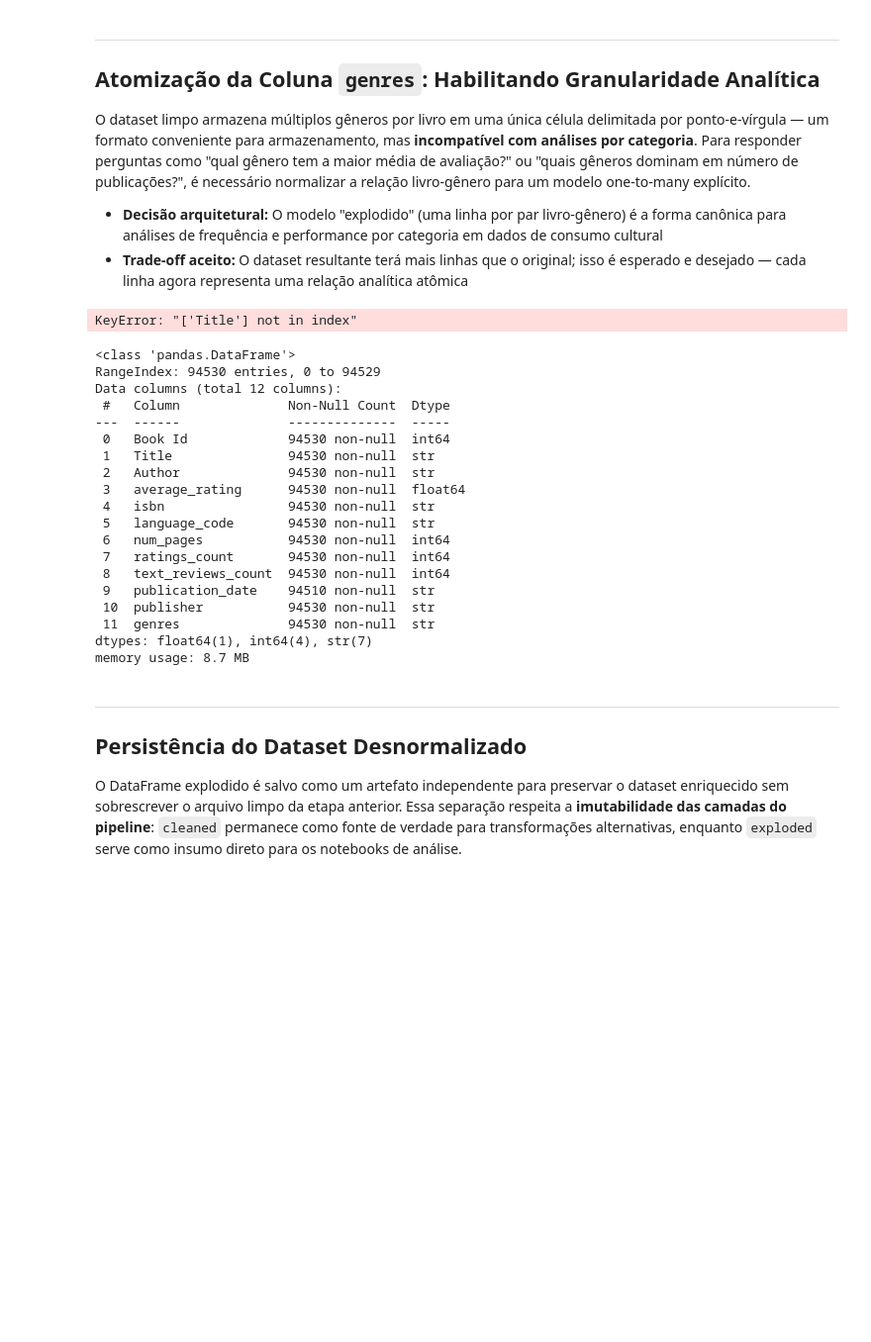
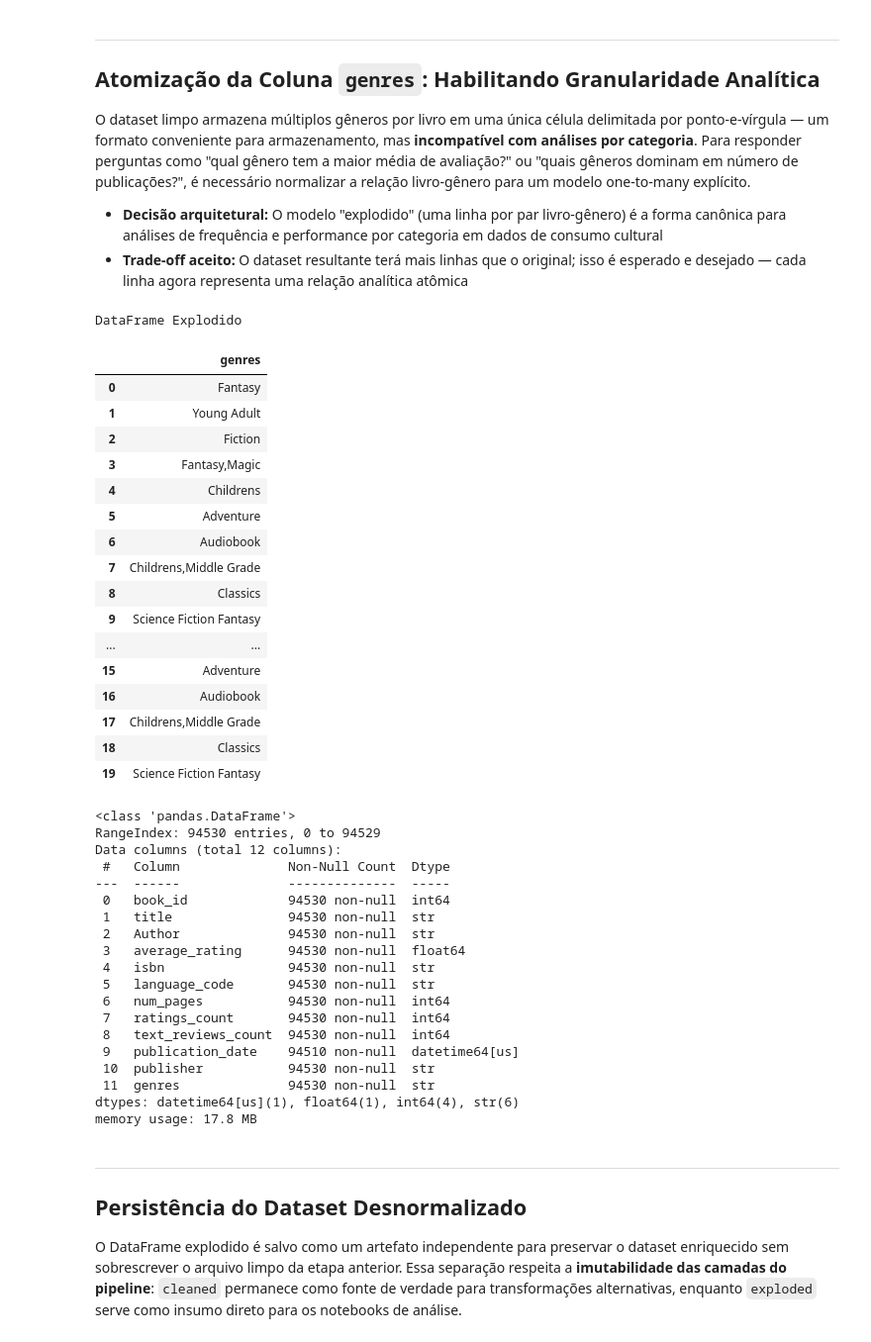
Before and after one commit to AleCecilio/entertainment_industry_performance_analysis, a Jupyter notebook: notebooks/07_feature_engineering_goodreads.ipynb, the cells around one changed output. Shown at 99% size. Cells and saved outputs as stored; diff of their text form; code cells hidden in the pictures; blank space fills up the shorter version.

```diff
--- a/notebooks/07_feature_engineering_goodreads.ipynb
+++ b/notebooks/07_feature_engineering_goodreads.ipynb
@@ -30,6 +34,6 @@ from src import load_data
 # %% [markdown]
 ## Carregando Dados
 # %%
-caminho = '../data/processed/goodreads_books_cleaned.csv'
-df_books = load_data(caminho, tipo_arquivo='csv')
+caminho = '../data/processed/books/goodreads_books_cleaned.pkl'
+df_books = load_data(caminho, tipo_arquivo='pkl')
 # %% [output]
@@ -56,21 +60,31 @@ df_exploded['genres'] = df_exploded['genres'].str.strip()
 df_exploded.reset_index(drop=True, inplace=True)
 # %%
 # Validação da granularidade atômica: uma linha por par livro-gênero
-display(
-    df_exploded[['Title', 'genres']]
-    .head(20)
-    .style
-    .set_properties(
-        subset=['Title'],
-        **{'background-color': '#2B2D42', 'color': 'white'}
-    )
-    .set_properties(
-        subset=['genres'],
-        **{'background-color': '#6D597A', 'color': 'white'}
-    )
-)
+display(estilizar_tabela(
+    df=df_exploded,
+    colunas_selecionadas=['Title', 'genres'],
+    qtd_linhas=20,
+    caption="DataFrame Explodido"
+))
 # %% [output]
-KeyError: "['Title'] not in index"
+DataFrame Explodido
+|  | genres |
+| 0 | Fantasy |
+| 1 | Young Adult |
+| 2 | Fiction |
+| 3 | Fantasy,Magic |
+| 4 | Childrens |
+| 5 | Adventure |
+| 6 | Audiobook |
+| 7 | Childrens,Middle Grade |
+| 8 | Classics |
+| 9 | Science Fiction Fantasy |
+| ... | ... |
+| 15 | Adventure |
+| 16 | Audiobook |
+| 17 | Childrens,Middle Grade |
+| 18 | Classics |
+| 19 | Science Fiction Fantasy |
 # %%
 df_exploded.info()
 # %% [output]
@@ -79,8 +93,8 @@ RangeIndex: 94530 entries, 0 to 94529
 Data columns (total 12 columns):
  #   Column              Non-Null Count  Dtype
 ---  ------              --------------  -----
- 0   Book Id             94530 non-null  int64
- 1   Title               94530 non-null  str
+ 0   book_id             94530 non-null  int64
+ 1   title               94530 non-null  str
  2   Author              94530 non-null  str
  3   average_rating      94530 non-null  float64
  4   isbn                94530 non-null  str
@@ -88,11 +102,11 @@ Data columns (total 12 columns):
  6   num_pages           94530 non-null  int64
  7   ratings_count       94530 non-null  int64
  8   text_reviews_count  94530 non-null  int64
- 9   publication_date    94510 non-null  str
+ 9   publication_date    94510 non-null  datetime64[us]
  10  publisher           94530 non-null  str
  11  genres              94530 non-null  str
-dtypes: float64(1), int64(4), str(7)
-memory usage: 8.7 MB
+dtypes: datetime64[us](1), float64(1), int64(4), str(6)
+memory usage: 17.8 MB
 # %% [markdown]
 ---
 ## Persistência do Dataset Desnormalizado
```
Also changed, not shown: parts of 4 cells of this notebook, 31 other files.
